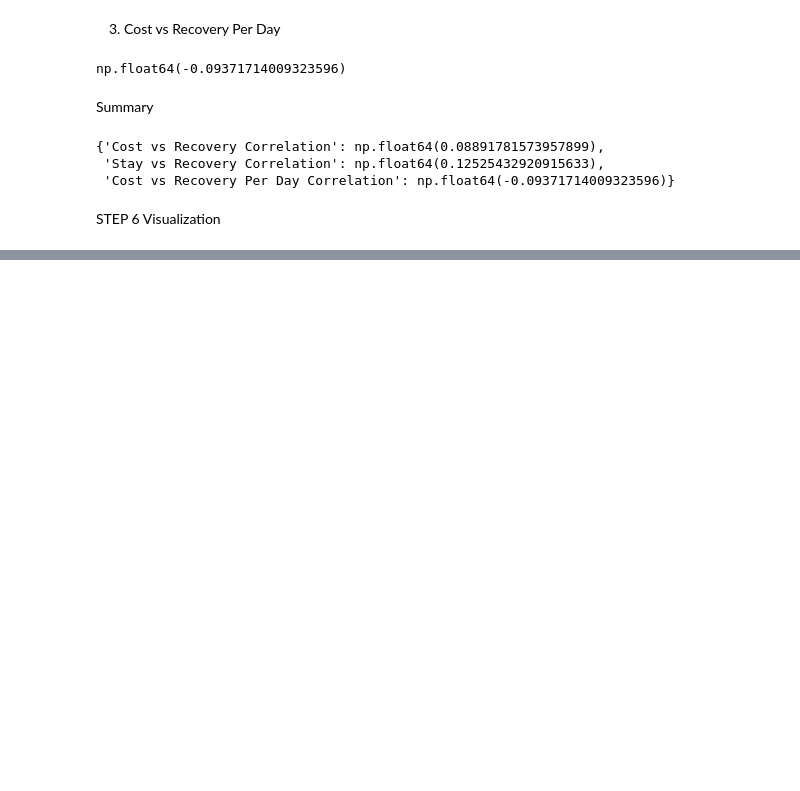
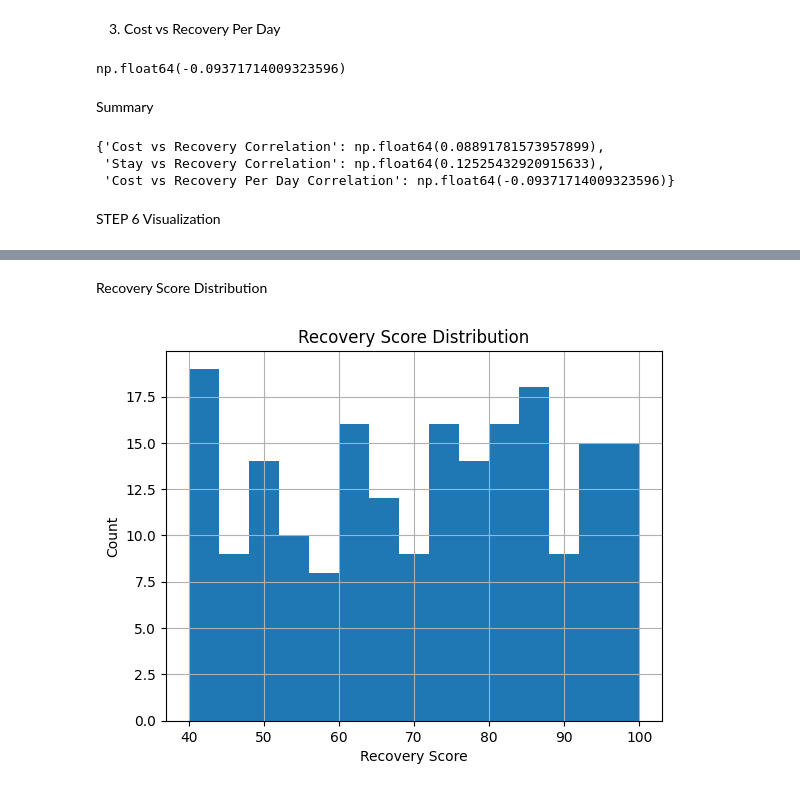
Before and after one commit to Prasannabade13/HEOR-Healthcare-Economics-and-Outcomes-Research-, a Jupyter notebook: HEOR.ipynb, the cells around one changed output, grey strips where cells are left out. Drawn from its saved outputs; the diff is of its cells as text; code cells hidden in the pictures; blank space fills up the shorter version.

```diff
--- a/HEOR.ipynb
+++ b/HEOR.ipynb
@@ -381,0 +417,11 @@ STEP 6 Visualization
+# %% [markdown]
+Recovery Score Distribution
+# %%
+plt.figure()
+df["Recovery Score"].hist(bins=15)
+plt.title("Recovery Score Distribution")
+plt.xlabel("Recovery Score")
+plt.ylabel("Count")
+plt.show()
+# %% [output]
+[figure, added]
```
Also changed, not shown: parts of 30 cells of this notebook.
